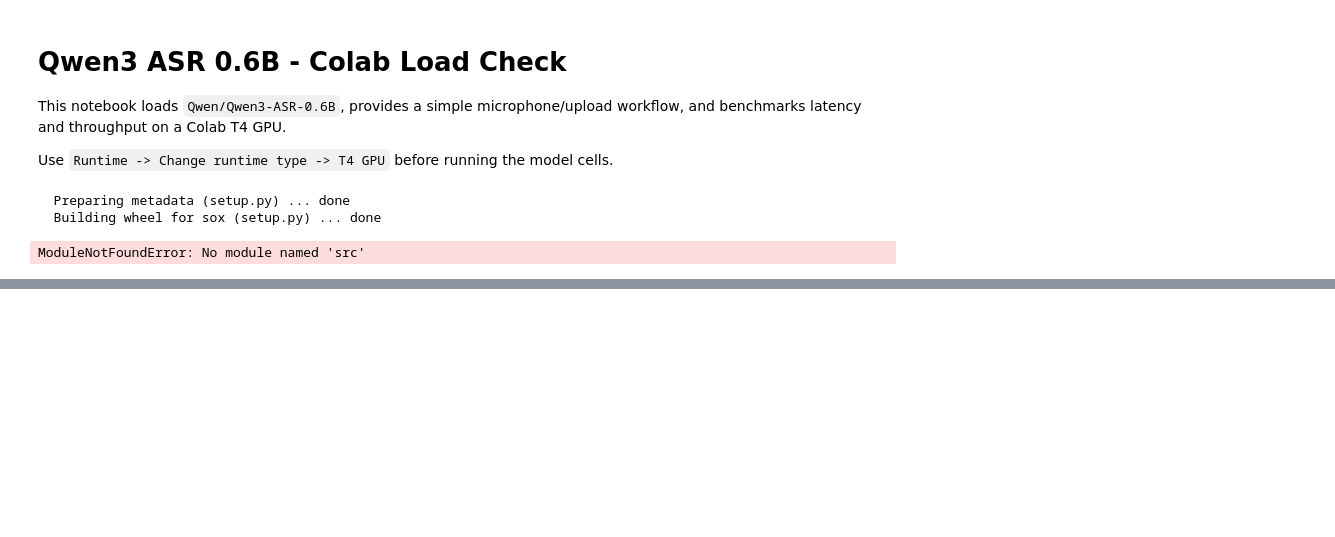
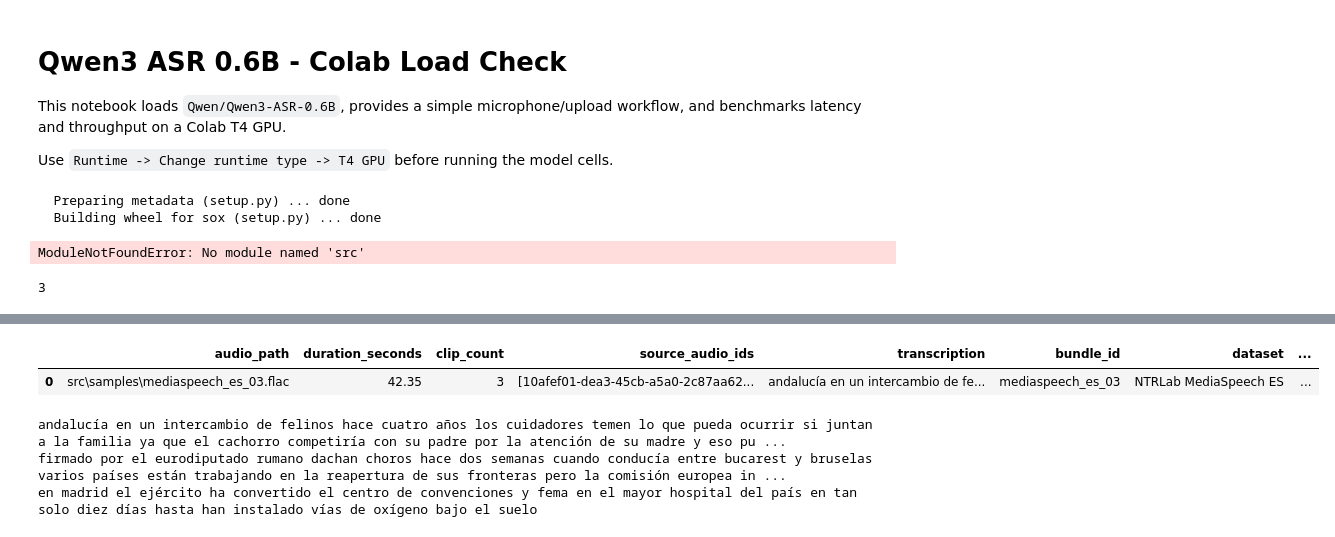
Before and after one commit to manualrg/poc_voice_agents, a Jupyter notebook: 01-stt-check-load.ipynb, the cells around one changed output, grey strips where cells are left out. Saved outputs shown, nothing was run; the diff lists cells and outputs as text; code cells hidden in the pictures; blank space fills up the shorter version.

Commit message:
reloaded samples

```diff
--- a/01-stt-check-load.ipynb
+++ b/01-stt-check-load.ipynb
@@ -31,3 +31,15 @@ from ipywidgets import Button, FloatSlider, Dropdown, FileUpload, HBox, Output,
 from IPython.display import Audio, clear_output, display
 # %% [output]
 ModuleNotFoundError: No module named 'src'
+# %%
+from src import  get_data
+
+
+df_samples = get_data.load_persisted_samples()
+
+len(df_samples)
+# %% [output]
+3
+# %%
+get_data.display_audio_sample(df_samples.iloc[2])
+# %% [output]
@@ -34,3 +47,8 @@ ModuleNotFoundError: No module named 'src'
+|  | audio_path | duration_seconds | clip_count | source_audio_ids | transcription | bundle_id | dataset | ... |
+| 0 | src\samples\mediaspeech_es_03.flac | 42.35 | 3 | [10afef01-dea3-45cb-a5a0-2c87aa62... | andalucía en un intercambio de fe... | mediaspeech_es_03 | NTRLab MediaSpeech ES | ... |
+andalucía en un intercambio de felinos hace cuatro años los cuidadores temen lo que pueda ocurrir si juntan a la familia ya que el cachorro competiría con su padre por la atención de su madre y eso pu ...
+firmado por el eurodiputado rumano dachan choros hace dos semanas cuando conducía entre bucarest y bruselas varios países están trabajando en la reapertura de sus fronteras pero la comisión europea in ...
+en madrid el ejército ha convertido el centro de convenciones y fema en el mayor hospital del país en tan solo diez días hasta han instalado vías de oxígeno bajo el suelo
 # %%
 MODEL_ID = utils.MODEL_ID_ASR
 WORK_DIR = utils.WORK_DIR_ASR
```
Also changed, not shown: parts of 1 cell of this notebook, 4 other files.
